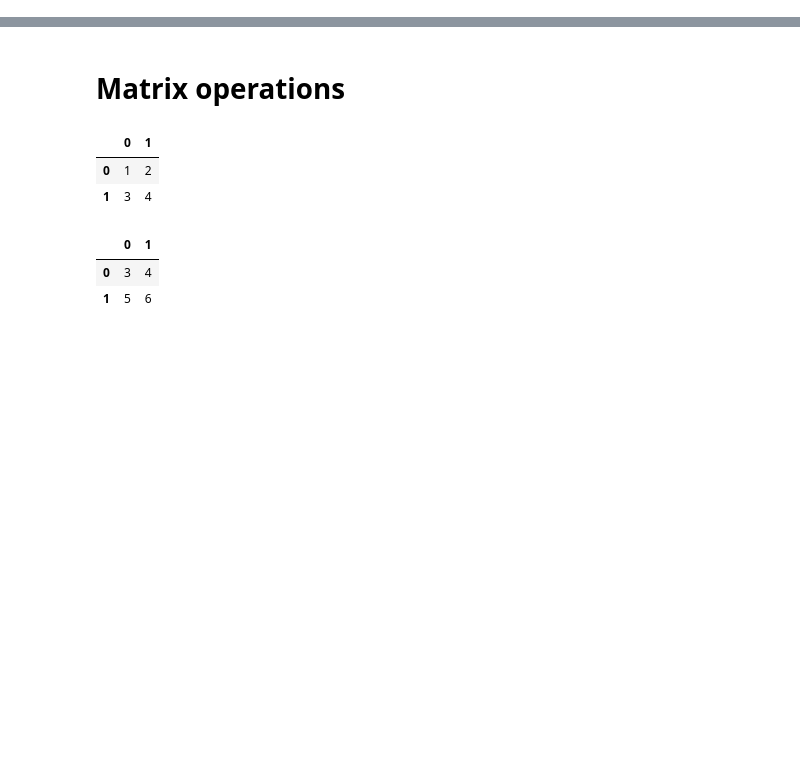
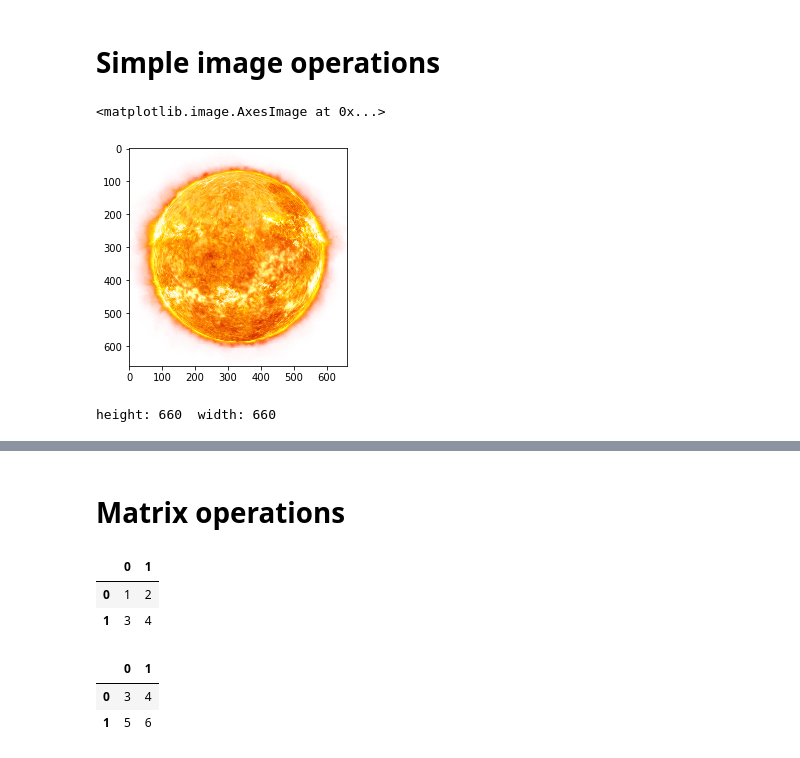
Before and after one commit to Aprillion/python-solar, a Jupyter notebook: 2019-12-02.ipynb, the cells around one changed output, grey strips where cells are left out. Saved outputs shown, nothing was run; the diff lists cells and outputs as text; code cells hidden in the pictures; blank space fills up the shorter version.

```diff
--- a/2019-12-02.ipynb
+++ b/2019-12-02.ipynb
@@ -0,0 +1,20 @@
+# %% [markdown]
+# Simple image operations
+# %%
+# tutorial in https://matplotlib.org/3.1.1/tutorials/introductory/images.html
+# png downloaded from https://www.stickpng.com/img/nature/space/sun/burning-sun
+
+import pandas as pd
+import numpy as np
+import matplotlib.pyplot as plt
+import matplotlib.image as im
+
+img = im.imread('sun.png')
+plt.imshow(img)
+# %% [output]
+<matplotlib.image.AxesImage at 0x...>
+[figure, added]
+# %%
+print('height:', len(img), ' width:', len(img[0]))
+# %% [output]
+height: 660  width: 660
```
Also changed, not shown: parts of 5 cells of this notebook, 2 other files.
